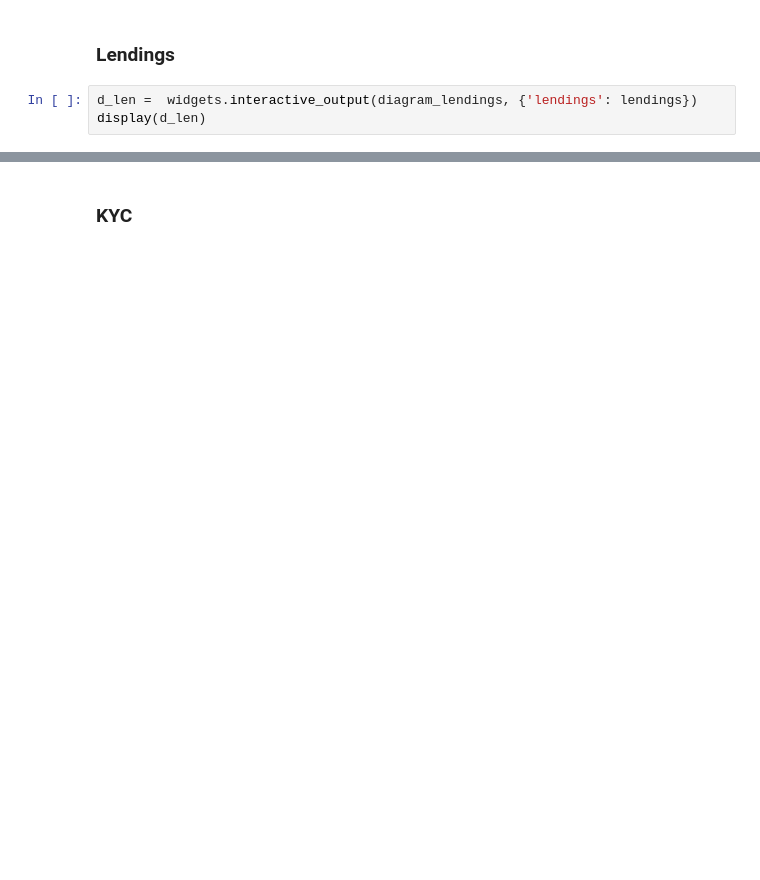
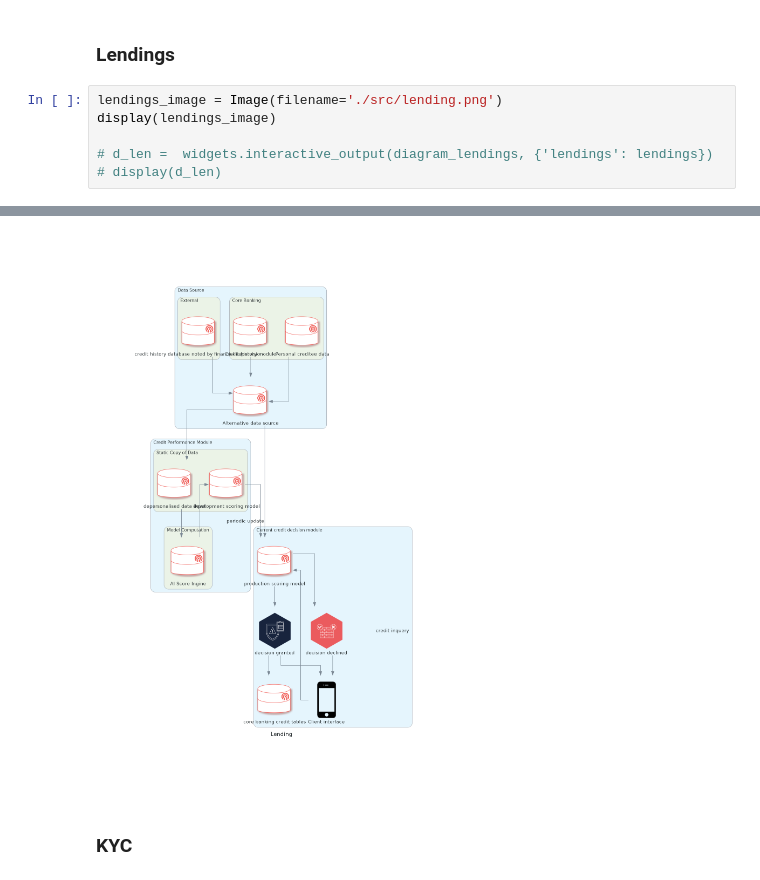
Before and after one commit to kamil1marczak/fintech_arch, a Jupyter notebook: notebooks/new_index.ipynb, the cells around one changed output, grey strips where cells are left out. Cells and saved outputs as stored; diff of their text form; blank space fills up the shorter version.

```diff
--- a/notebooks/new_index.ipynb
+++ b/notebooks/new_index.ipynb
@@ -598,6 +269,9 @@ display(d_cbs)
 # %% [markdown]
 ### Lendings
 # %%
-d_len =  widgets.interactive_output(diagram_lendings, {'lendings': lendings})
-display(d_len)
+lendings_image = Image(filename='./src/lending.png')
+display(lendings_image)
+
+# d_len =  widgets.interactive_output(diagram_lendings, {'lendings': lendings})
+# display(d_len)
 # %% [output]
@@ -605,3 +278,4 @@ display(d_len)
+[figure, added]
 # %% [markdown]
 ### KYC
 # %%
```
Also changed, not shown: parts of 20 cells of this notebook, 11 other files.
